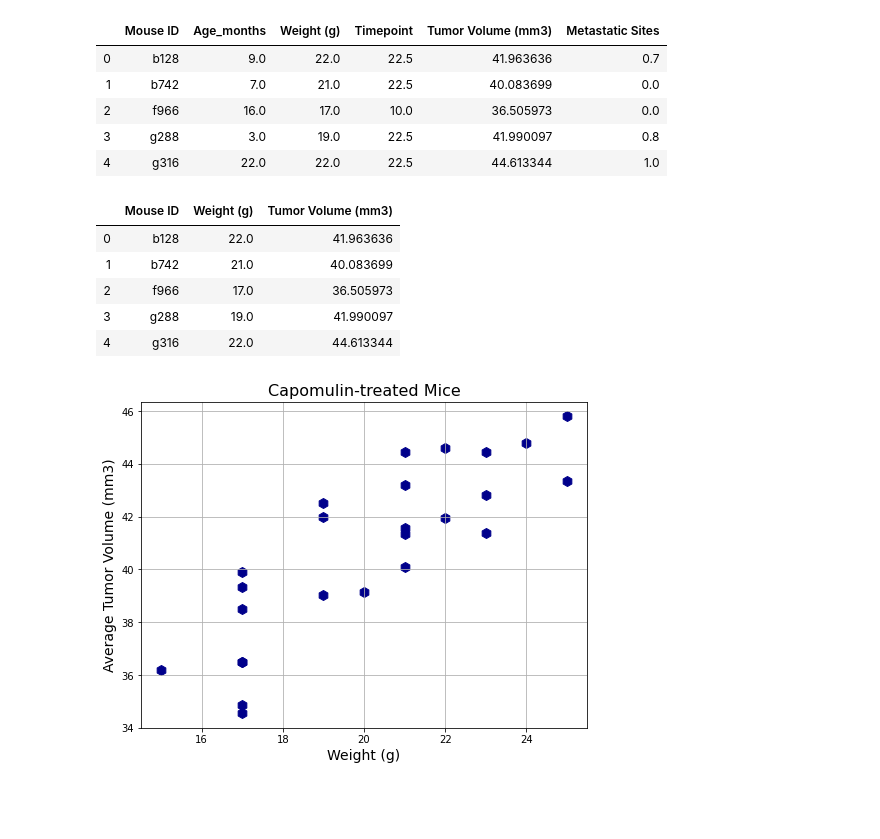
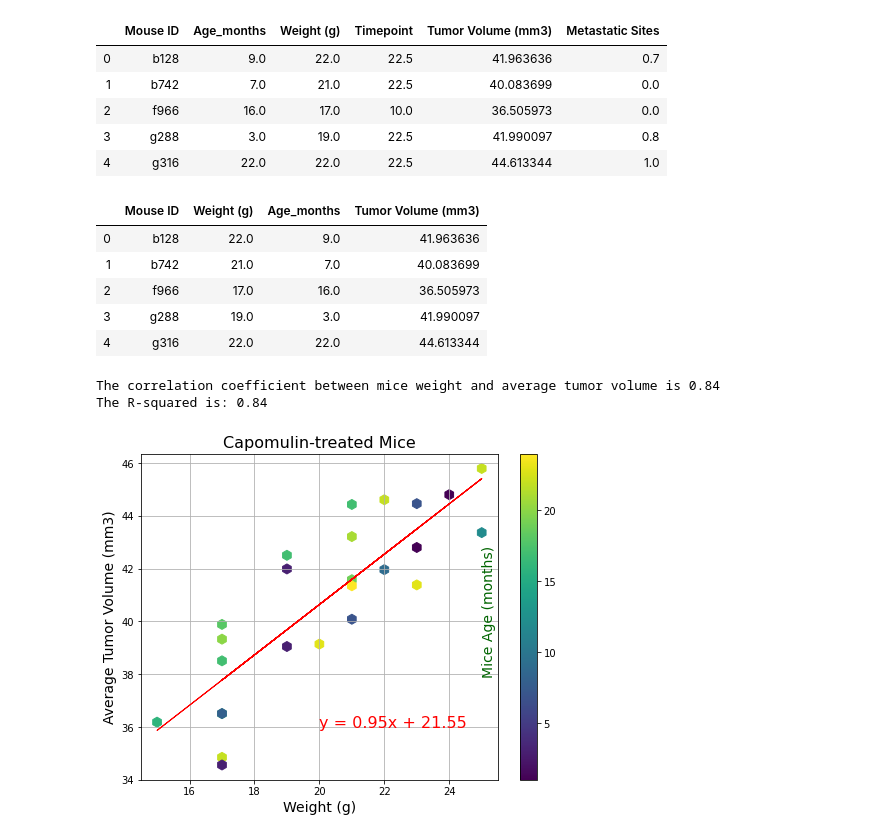
Before and after one commit to InnaG33/Matplotlib_mice_analysis, a Jupyter notebook: pymaceuticals_final_IG.ipynb, the cells around one changed output. Saved outputs shown, nothing was run; the diff lists cells and outputs as text; code cells hidden in the pictures; blank space fills up the shorter version.

```diff
--- a/pymaceuticals_final_IG.ipynb
+++ b/pymaceuticals_final_IG.ipynb
@@ -548,27 +548,50 @@ mice_cap.head()
 | 3 | g288 | 3.0 | 19.0 | 22.5 | 41.990097 | 0.8 |
 | 4 | g316 | 22.0 | 22.0 | 22.5 | 44.613344 | 1.0 |
 # %%
-aver_mice_cap = mice_cap[['Mouse ID', 'Weight (g)','Tumor Volume (mm3)']]
+aver_mice_cap = mice_cap[['Mouse ID', 'Weight (g)','Age_months', 'Tumor Volume (mm3)']]
 aver_mice_cap.head()
 # %% [output]
-|  | Mouse ID | Weight (g) | Tumor Volume (mm3) |
-| 0 | b128 | 22.0 | 41.963636 |
-| 1 | b742 | 21.0 | 40.083699 |
-| 2 | f966 | 17.0 | 36.505973 |
-| 3 | g288 | 19.0 | 41.990097 |
-| 4 | g316 | 22.0 | 44.613344 |
+|  | Mouse ID | Weight (g) | Age_months | Tumor Volume (mm3) |
+| 0 | b128 | 22.0 | 9.0 | 41.963636 |
+| 1 | b742 | 21.0 | 7.0 | 40.083699 |
+| 2 | f966 | 17.0 | 16.0 | 36.505973 |
+| 3 | g288 | 19.0 | 3.0 | 41.990097 |
+| 4 | g316 | 22.0 | 22.0 | 44.613344 |
+# %%
+# # Calculate the correlation coefficient and linear regression model
+#for mouse weight and average tumor volume for the Capomulin regimen
+weight = aver_mice_cap['Weight (g)']
+age = aver_mice_cap['Age_months']
+mean_capomulin_vol = aver_mice_cap['Tumor Volume (mm3)']
 # %%
-# Generate a scatter plot of mouse weight versus average tumor volume for the Capomulin regimen
-weight = aver_mice_cap['Weight (g)']
-mean_capomulin_vol = aver_mice_cap['Tumor Volume (mm3)']
+# Calculate the correlation coefficient and linear regression model
+#for mouse weight and average tumor volume for the Capomulin regimen
+
+(slope, intercept, rvalue, pvalue, stderr) = linregress(weight, mean_capomulin_vol)
+regress_values = weight * slope + intercept
+line_eq = "y = " + str(round(slope,2)) + "x + " + str(round(intercept,2))
 
 plt.figure(figsize=(8,6))
-plt.scatter(weight, mean_capomulin_vol, s=100, color = 'darkblue', marker='h')
-plt.xlabel("Weight (g)", fontsize=14)
-plt.ylabel("Average Tumor Volume (mm3)", fontsize=14)
+plt.scatter(weight, mean_capomulin_vol,
+            c=age,
+            s=100,
+            marker='h')
+
+clb = plt.colorbar()
+
+plt.plot(weight, regress_values, "r-", linewidth=1)
+plt.xlabel('Weight (g)', fontsize=14)
+plt.ylabel('Average Tumor Volume (mm3)', fontsize=14)
 plt.title("Capomulin-treated Mice", fontsize=16)
+plt.annotate(line_eq, xy=(20,36), fontsize=16, color="red")
+plt.annotate("Mice Age (months)", xy=(25,38), fontsize=14, color="darkgreen", rotation=90)
+
+print(f"The correlation coefficient between mice weight and average tumor volume is {round(st.pearsonr(weight,mean_capomulin_vol)[0],2)}")
+print(f"The R-squared is: {round(rvalue, 2)}")
 
 plt.grid()
 plt.show()
 # %% [output]
+The correlation coefficient between mice weight and average tumor volume is 0.84
+The R-squared is: 0.84
-[figure, old version]
+[figure, new version]
```
Also changed, not shown: parts of 5 cells of this notebook.
